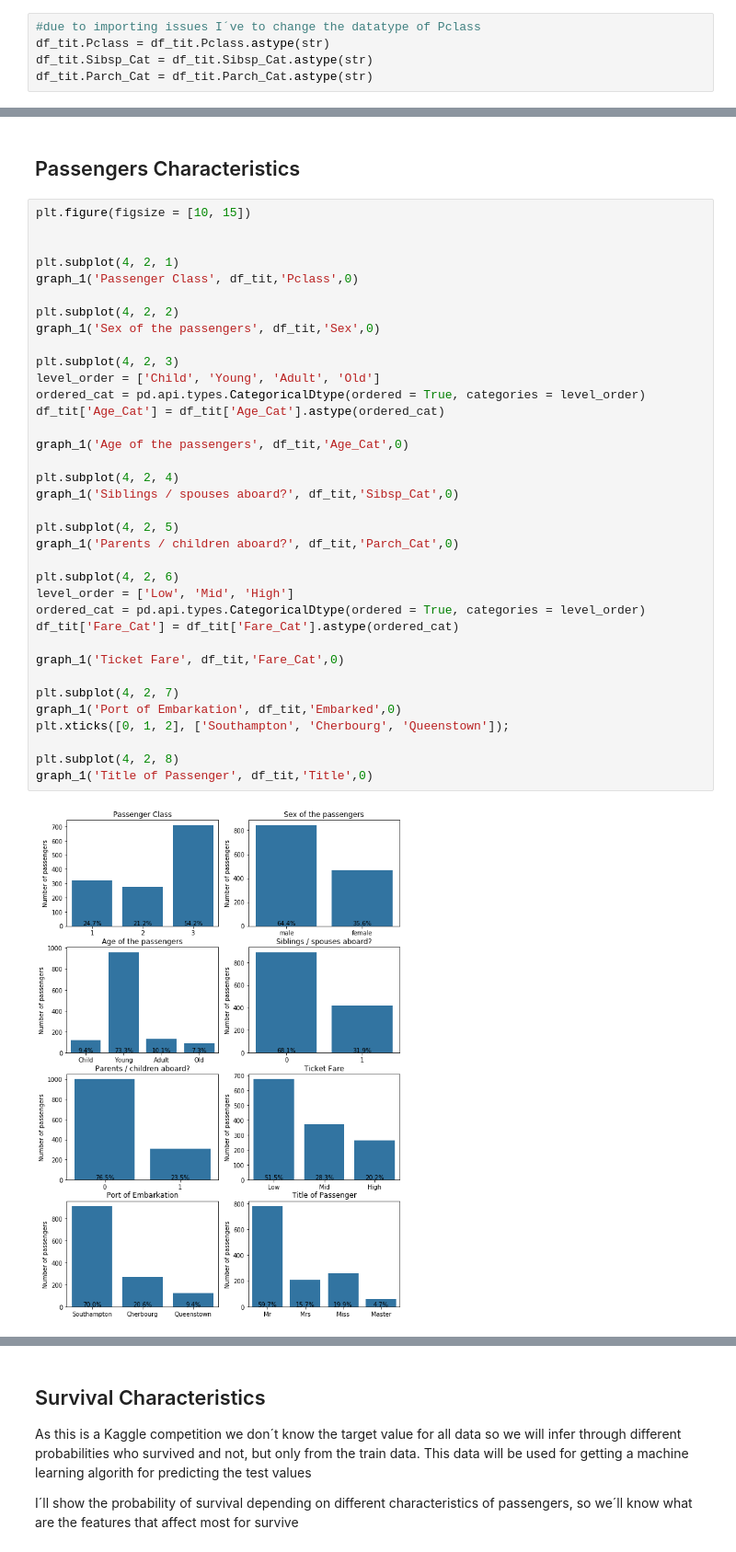
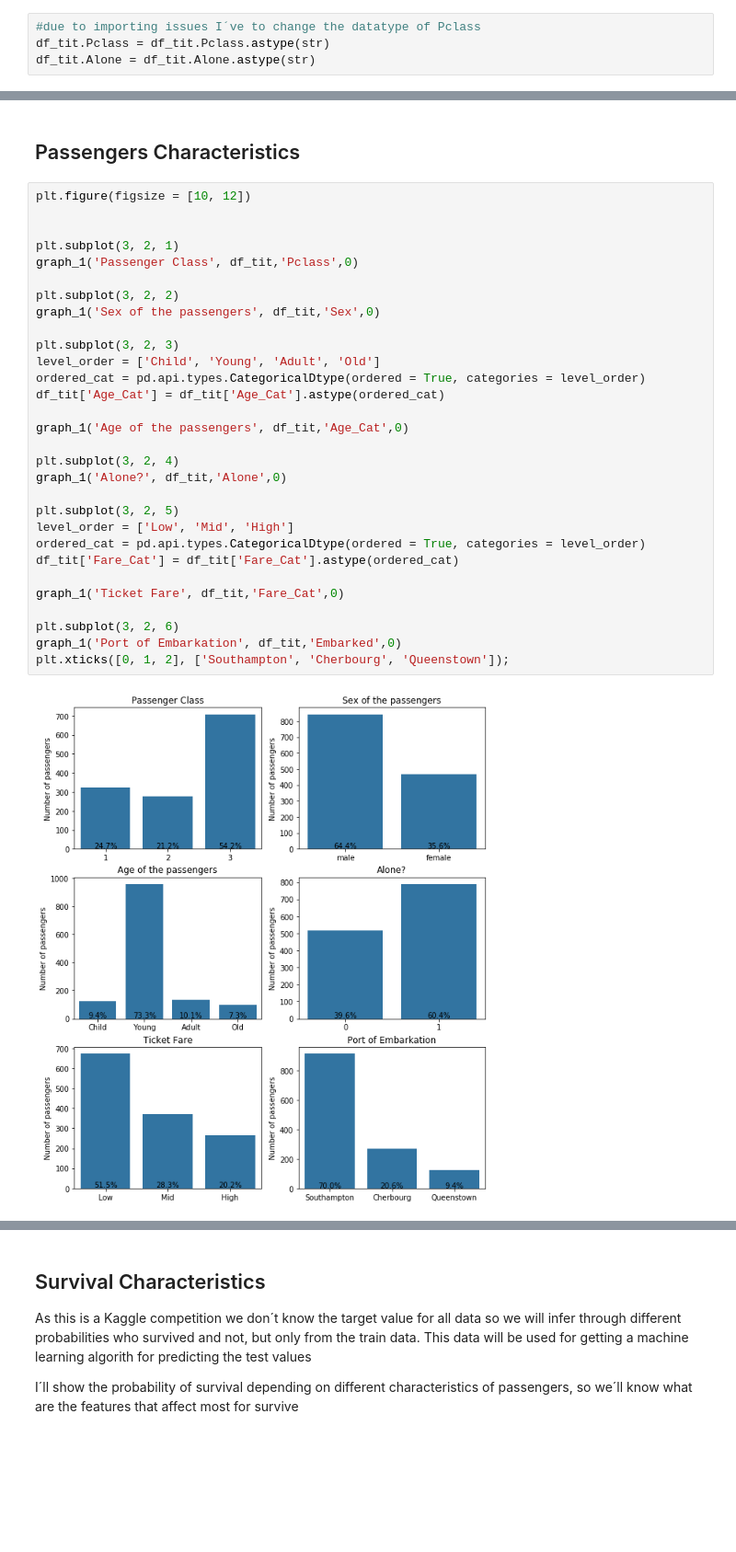
Before and after one commit to canceleiro/Titanic-Disaster, a Jupyter notebook: Titanic_Disaster.ipynb, the cells around one changed output, grey strips where cells are left out. Shown: that part at 92% size. Cells and saved outputs as stored; diff of their text form; blank space fills up the shorter version.

```diff
--- a/Titanic_Disaster.ipynb
+++ b/Titanic_Disaster.ipynb
@@ -559,8 +558,7 @@ df_tit.head()
 # %%
 #due to importing issues I´ve to change the datatype of Pclass
 df_tit.Pclass = df_tit.Pclass.astype(str)
-df_tit.Sibsp_Cat = df_tit.Sibsp_Cat.astype(str)
-df_tit.Parch_Cat = df_tit.Parch_Cat.astype(str)
+df_tit.Alone = df_tit.Alone.astype(str)
 # %%
 df_tit.info()
 # %% [output]
@@ -628,41 +624,35 @@ def graph_1(title, data, field, rot):
 # %% [markdown]
 ## Passengers Characteristics
 # %%
-plt.figure(figsize = [10, 15])
+plt.figure(figsize = [10, 12])
 
 
-plt.subplot(4, 2, 1)
+plt.subplot(3, 2, 1)
 graph_1('Passenger Class', df_tit,'Pclass',0)
 
-plt.subplot(4, 2, 2)
+plt.subplot(3, 2, 2)
 graph_1('Sex of the passengers', df_tit,'Sex',0)
 
-plt.subplot(4, 2, 3)
+plt.subplot(3, 2, 3)
 level_order = ['Child', 'Young', 'Adult', 'Old']
 ordered_cat = pd.api.types.CategoricalDtype(ordered = True, categories = level_order)
 df_tit['Age_Cat'] = df_tit['Age_Cat'].astype(ordered_cat)
 
 graph_1('Age of the passengers', df_tit,'Age_Cat',0)
 
-plt.subplot(4, 2, 4)
-graph_1('Siblings / spouses aboard?', df_tit,'Sibsp_Cat',0)
+plt.subplot(3, 2, 4)
+graph_1('Alone?', df_tit,'Alone',0)
 
-plt.subplot(4, 2, 5)
-graph_1('Parents / children aboard?', df_tit,'Parch_Cat',0)
-
-plt.subplot(4, 2, 6)
+plt.subplot(3, 2, 5)
 level_order = ['Low', 'Mid', 'High']
 ordered_cat = pd.api.types.CategoricalDtype(ordered = True, categories = level_order)
 df_tit['Fare_Cat'] = df_tit['Fare_Cat'].astype(ordered_cat)
 
 graph_1('Ticket Fare', df_tit,'Fare_Cat',0)
 
-plt.subplot(4, 2, 7)
+plt.subplot(3, 2, 6)
 graph_1('Port of Embarkation', df_tit,'Embarked',0)
 plt.xticks([0, 1, 2], ['Southampton', 'Cherbourg', 'Queenstown']);
-
-plt.subplot(4, 2, 8)
-graph_1('Title of Passenger', df_tit,'Title',0)
 # %% [output]
-[figure, old version]
+[figure, new version]
 # %% [markdown]
```
Also changed, not shown: parts of 72 cells of this notebook.
